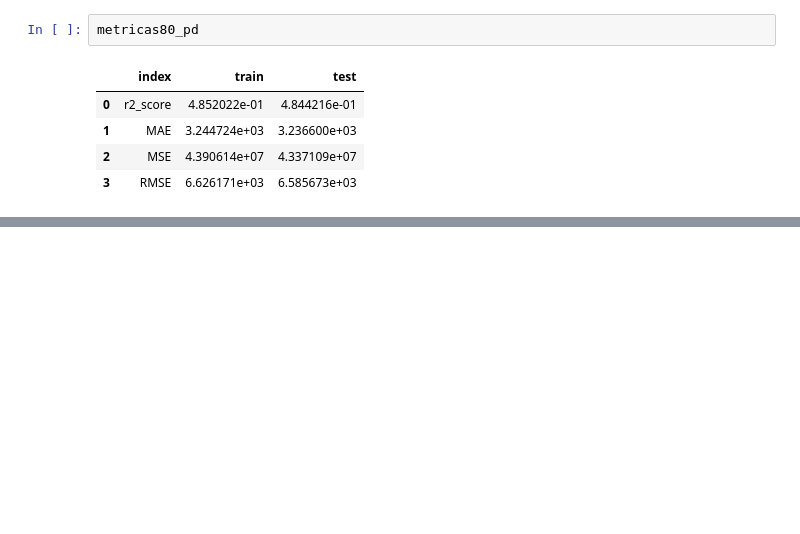
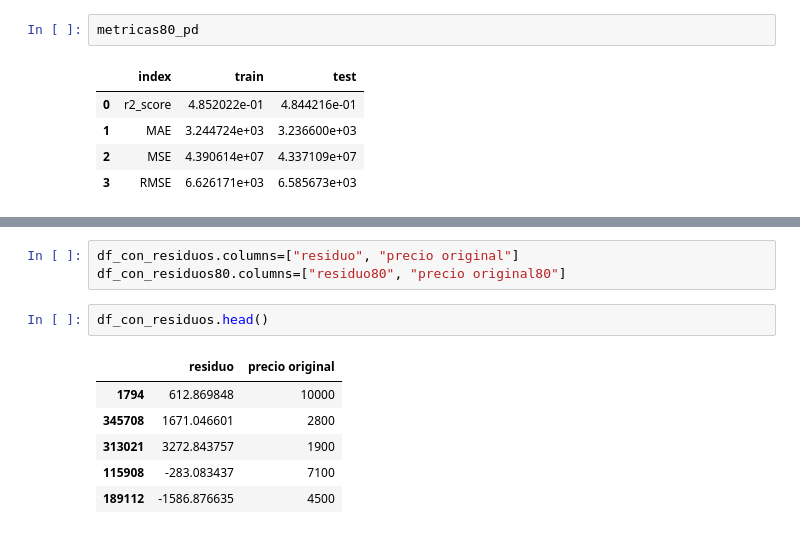
Before and after one commit to jgilsu11/laboratorio-modulo7-leccion01-eda-nulos, a Jupyter notebook: laboratorio-modulo8-leccion01-ajuste_regresion_lineal.ipynb, the cells around one changed output, grey strips where cells are left out. Saved outputs shown, nothing was run; the diff lists cells and outputs as text; blank space fills up the shorter version.

```diff
--- a/laboratorio-modulo8-leccion01-ajuste_regresion_lineal.ipynb
+++ b/laboratorio-modulo8-leccion01-ajuste_regresion_lineal.ipynb
@@ -290,0 +304,12 @@ metricas80_pd
+# %%
+df_con_residuos.columns=["residuo", "precio original"]
+df_con_residuos80.columns=["residuo80", "precio original80"]
+# %%
+df_con_residuos.head()
+# %% [output]
+|  | residuo | precio original |
+| 1794 | 612.869848 | 10000 |
+| 345708 | 1671.046601 | 2800 |
+| 313021 | 3272.843757 | 1900 |
+| 115908 | -283.083437 | 7100 |
+| 189112 | -1586.876635 | 4500 |
```
Also changed, not shown: parts of 9 cells of this notebook.
